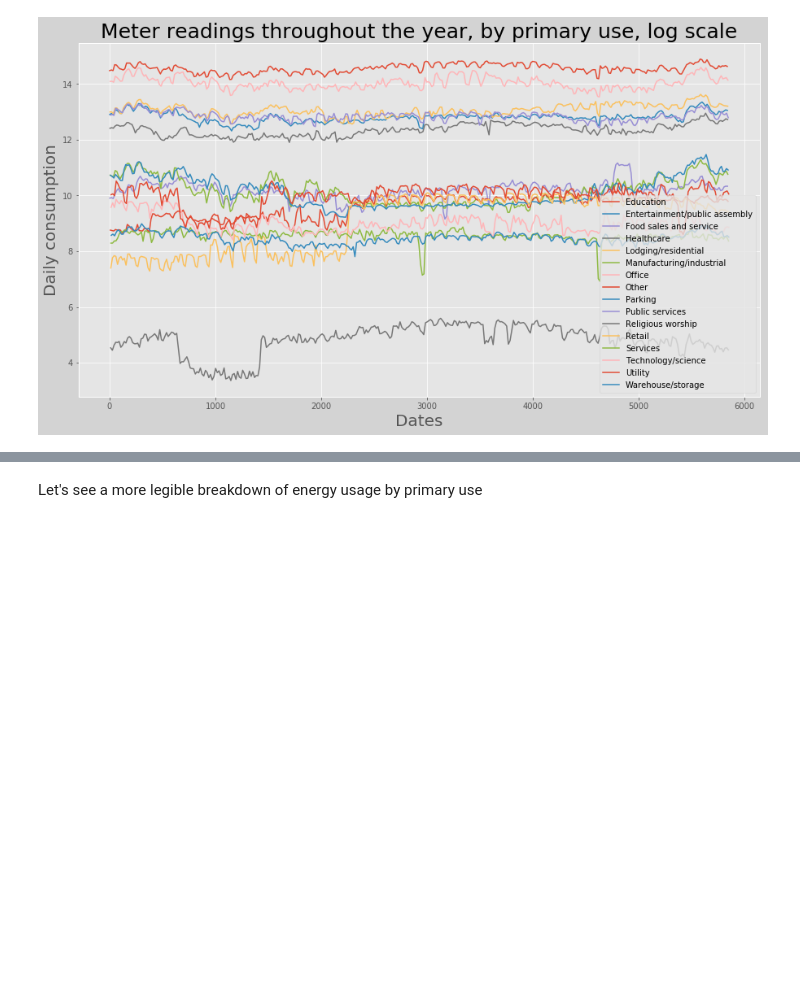
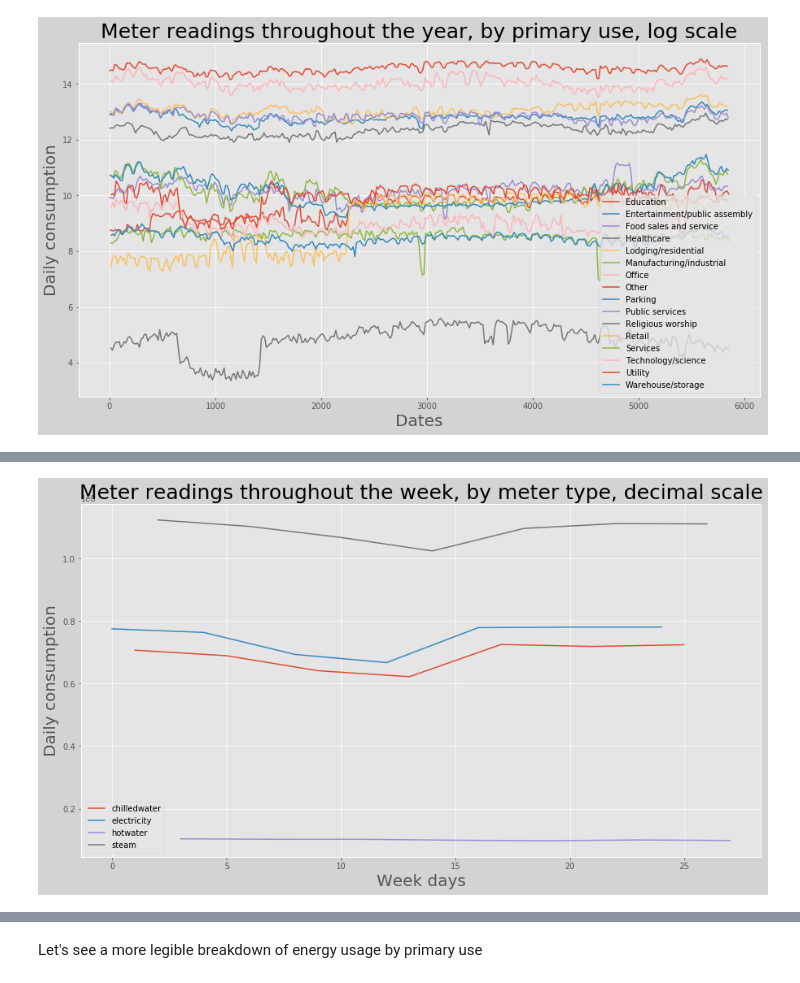
Before and after one commit to dmculiac/A-Kaggle-Prize-Money-Competition, a Jupyter notebook: A Kaggle Prize Money Competition.ipynb, the cells around one changed output, grey strips where cells are left out. Saved outputs shown, nothing was run; the diff lists cells and outputs as text; code cells hidden in the pictures; blank space fills up the shorter version.

```diff
--- a/A Kaggle Prize Money Competition.ipynb
+++ b/A Kaggle Prize Money Competition.ipynb
@@ -755,0 +849,34 @@ plt.close()
+# %%
+# WEEKLY DATA by meter type
+# meter types
+
+plt.style.use('ggplot')
+meter_type = np.unique(train_df['meter'].values)
+
+# meter readings, all energy types
+daily_meter_alltype_dayname = train_df.groupby(['week_day_name','meter'])['meter_reading'].sum()
+daily_meter_alltype_dayname = daily_meter_alltype_dayname.reset_index()
+
+# store readings by meter type
+#key=list(meter_type)
+#val=list(np.zeros(len(meter_type)))
+#meter_type_yearly = {k:v for k,v in zip(key, val)}
+
+# meter readings by energy type
+plt.figure(figsize=(15,8),facecolor='lightgrey')
+for i in meter_type:
+    yearly = []
+    daily_readings = daily_meter_alltype_dayname[daily_meter_alltype_dayname['meter']==i]['meter_reading']
+    #yearly.append(daily_readings)
+    plt.plot(daily_readings, label=i)
+    #plt.plot_date(dates, daily_readings, alpha=.7, label=i)
+    #meter_type_yearly[i] += np.array(yearly).sum()
+
+plt.legend()
+plt.xlabel('Week days', fontsize=20)
+plt.ylabel('Daily consumption', fontsize=20)
+plt.title('Meter readings throughout the week, by meter type, decimal scale',  fontsize=25)
+
+plt.show()
+# %% [output]
+[figure, added]
```
Also changed, not shown: parts of 16 cells of this notebook.
